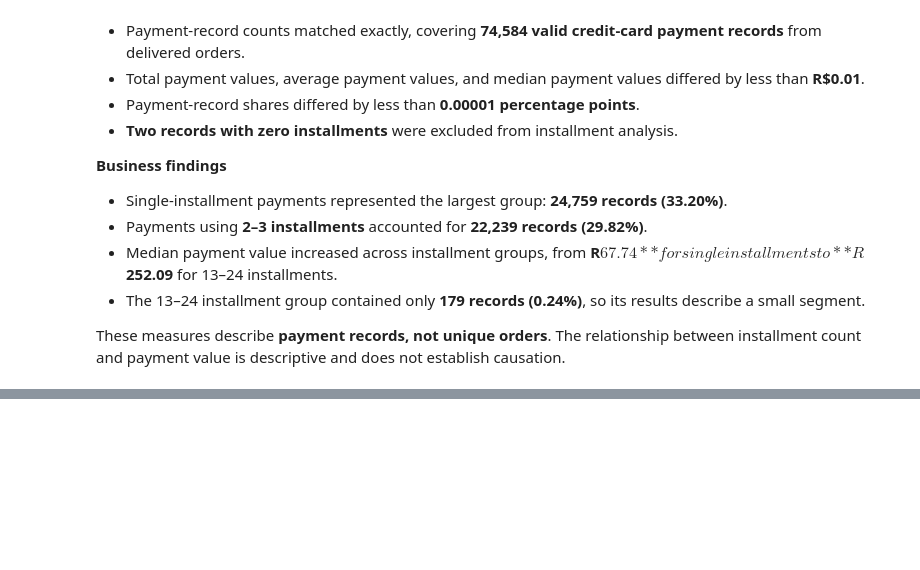
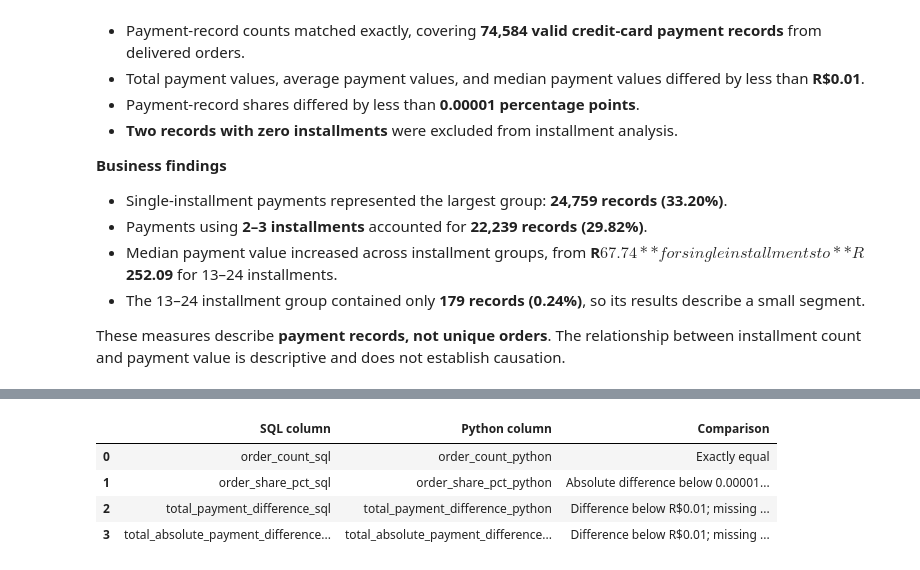
Before and after one commit to Yash1thHJ/DataAnalyst, a Jupyter notebook: notebooks/07_payment_and_commercial_analysis.ipynb, the cells around one changed output, grey strips where cells are left out. Cells and saved outputs as stored; diff of their text form; code cells hidden in the pictures; blank space fills up the shorter version.

```diff
--- a/notebooks/07_payment_and_commercial_analysis.ipynb
+++ b/notebooks/07_payment_and_commercial_analysis.ipynb
@@ -2671,0 +2745,50 @@ These measures describe **payment records, not unique orders**. The relationship
+# %%
+# Validate SQL–Python reconciliation counts, shares, differences, and missing-value consistency.
+payment_reconciliation_validation = [
+    {
+        'SQL column': 'order_count_sql',
+        'Python column': 'order_count_python',
+        'Comparison': ('Exactly equal'
+                       if payment_reconciliation_comparison['order_count_sql'].eq(payment_reconciliation_comparison['order_count_python']).fillna(False).all()
+                       else 'Not equal'
+                       )
+    },
+    {
+        'SQL column': 'order_share_pct_sql',
+        'Python column': 'order_share_pct_python',
+        'Comparison': ('Absolute difference below 0.00001 percentage points'
+                       if (payment_reconciliation_comparison['order_share_pct_sql'] - payment_reconciliation_comparison['order_share_pct_python']).abs().lt(0.00001).fillna(False).all()
+                       else 'Outside tolerance'
+                       )
+    }
+]
+
+# Compare monetary totals, accepting missing values only when both sides are missing.
+for column in ['total_payment_difference', 'total_absolute_payment_difference']:
+    sql_values = payment_reconciliation_comparison[f'{column}_sql']
+    python_values = payment_reconciliation_comparison[f'{column}_python']
+
+    both_missing = sql_values.isna() & python_values.isna()
+    both_present = sql_values.notna() & python_values.notna()
+    within_tolerance = ((sql_values - python_values).abs().lt(0.01).fillna(False))
+
+    matches = both_missing | (both_present & within_tolerance)
+
+    payment_reconciliation_validation.append({'SQL column': f'{column}_sql',
+                                              'Python column': f'{column}_python',
+                                              'Comparison': ('Difference below R$0.01; missing values match'
+                                                             if matches.all()
+                                                             else 'Outside tolerance or missing-value mismatch'
+                                                             )
+                                            })
+
+# Display the validation summary.
+payment_reconciliation_validation_summary = pd.DataFrame(payment_reconciliation_validation)
+
+display(payment_reconciliation_validation_summary)
+# %% [output]
+|  | SQL column | Python column | Comparison |
+| 0 | order_count_sql | order_count_python | Exactly equal |
+| 1 | order_share_pct_sql | order_share_pct_python | Absolute difference below 0.00001... |
+| 2 | total_payment_difference_sql | total_payment_difference_python | Difference below R$0.01; missing ... |
+| 3 | total_absolute_payment_difference... | total_absolute_payment_difference... | Difference below R$0.01; missing ... |
```
Also changed, not shown: parts of 4 cells of this notebook, 2 other files.
